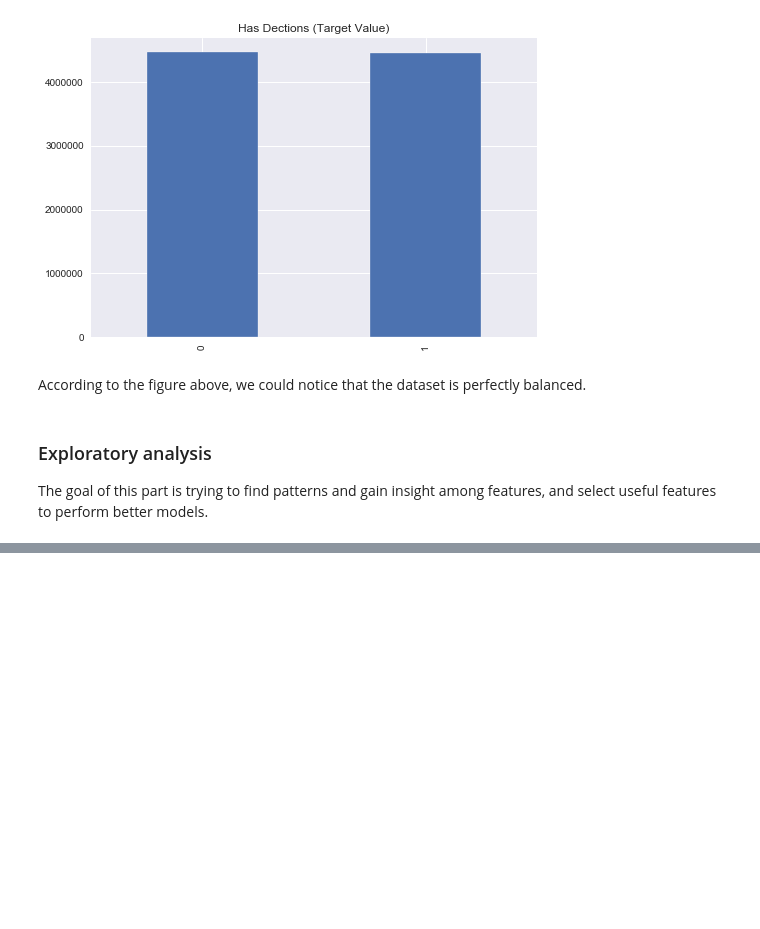
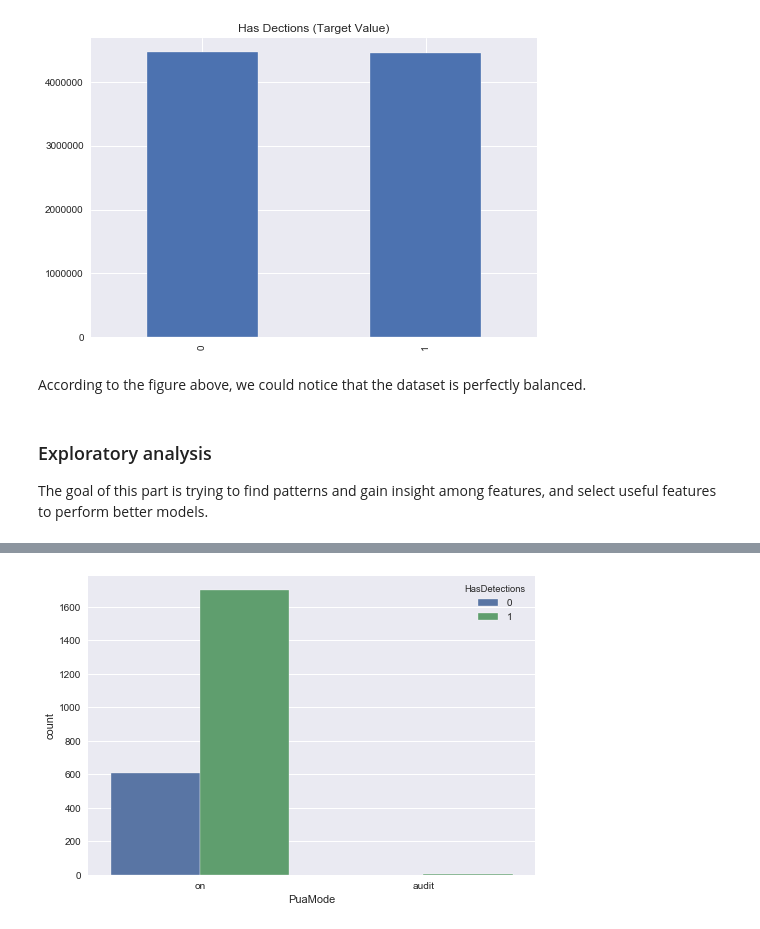
Before and after one commit to jacquelineguo/DS_Capstone_2, a Jupyter notebook: Capstone_Project_Microsoft_Malware_Prediction.ipynb, the cells around one changed output, grey strips where cells are left out. Cells and saved outputs as stored; diff of their text form; code cells hidden in the pictures; blank space fills up the shorter version.

```diff
--- a/Capstone_Project_Microsoft_Malware_Prediction.ipynb
+++ b/Capstone_Project_Microsoft_Malware_Prediction.ipynb
@@ -91,0 +116,5 @@ The goal of this part is trying to find patterns and gain insight among features
+# %%
+sns.countplot(x='PuaMode', hue='HasDetections', data=df)
+plt.show()
+# %% [output]
+[figure, added]
```
Also changed, not shown: parts of 8 cells of this notebook.
